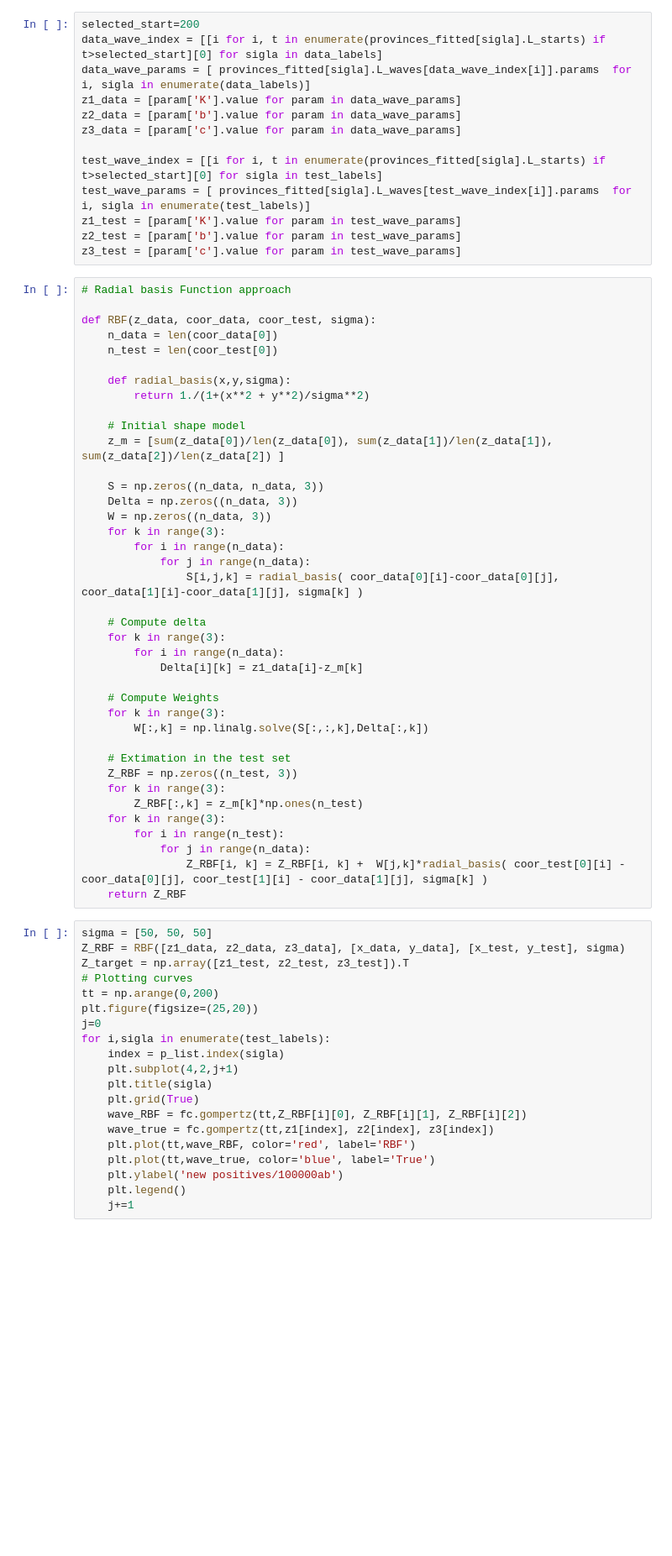
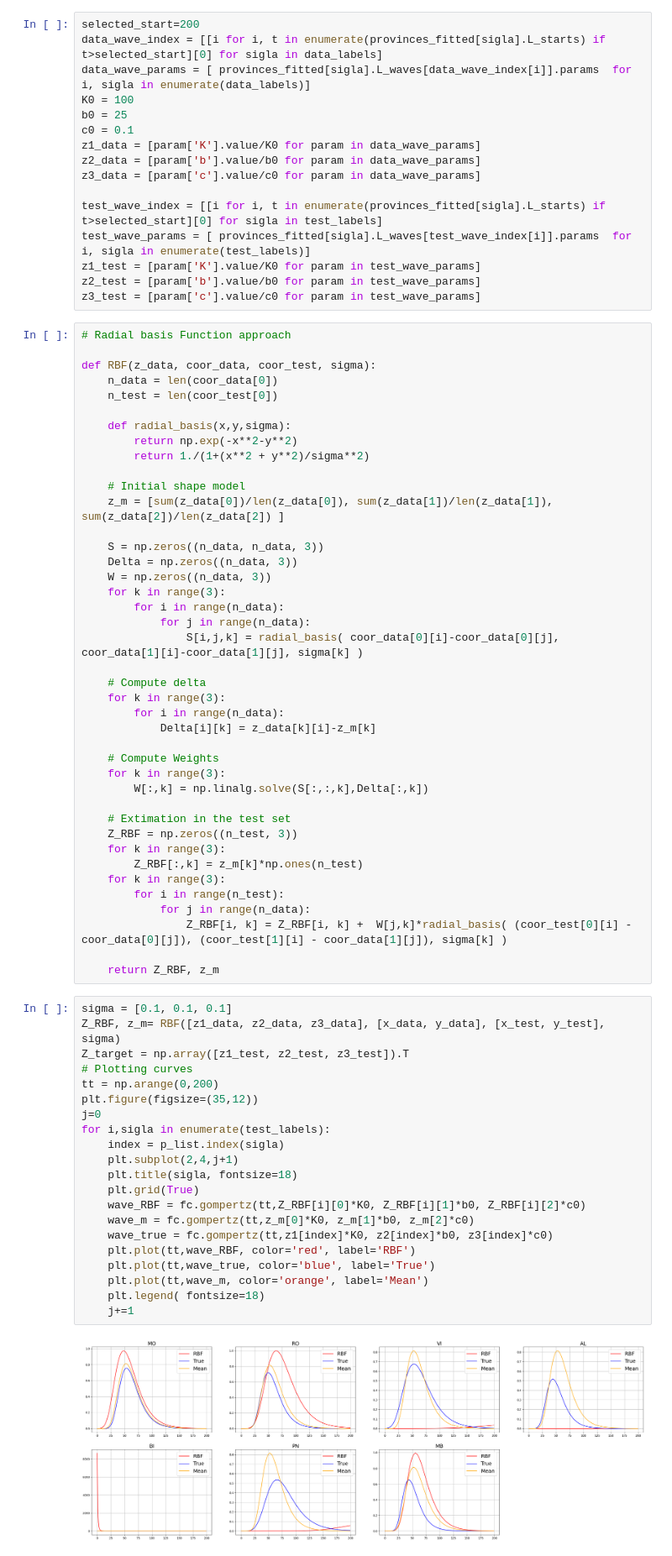
Before and after one commit to Adrianominora/Wave, a Jupyter notebook: script/RBF.ipynb, the cells around one changed output. Shown: that part at 84% size. Drawn from its saved outputs; the diff is of its cells as text; blank space fills up the shorter version.

```diff
--- a/script/RBF.ipynb
+++ b/script/RBF.ipynb
@@ -46,15 +49,18 @@ y_test = [ coord_df[sigla][1] for sigla in (test_labels) ]
 selected_start=200
 data_wave_index = [[i for i, t in enumerate(provinces_fitted[sigla].L_starts) if t>selected_start][0] for sigla in data_labels]
 data_wave_params = [ provinces_fitted[sigla].L_waves[data_wave_index[i]].params  for i, sigla in enumerate(data_labels)]
-z1_data = [param['K'].value for param in data_wave_params]
-z2_data = [param['b'].value for param in data_wave_params]
-z3_data = [param['c'].value for param in data_wave_params]
+K0 = 100
+b0 = 25
+c0 = 0.1
+z1_data = [param['K'].value/K0 for param in data_wave_params]
+z2_data = [param['b'].value/b0 for param in data_wave_params]
+z3_data = [param['c'].value/c0 for param in data_wave_params]
 
 test_wave_index = [[i for i, t in enumerate(provinces_fitted[sigla].L_starts) if t>selected_start][0] for sigla in test_labels]
 test_wave_params = [ provinces_fitted[sigla].L_waves[test_wave_index[i]].params  for i, sigla in enumerate(test_labels)]
-z1_test = [param['K'].value for param in test_wave_params]
-z2_test = [param['b'].value for param in test_wave_params]
-z3_test = [param['c'].value for param in test_wave_params]
+z1_test = [param['K'].value/K0 for param in test_wave_params]
+z2_test = [param['b'].value/b0 for param in test_wave_params]
+z3_test = [param['c'].value/c0 for param in test_wave_params]
 # %%
 # Radial basis Function approach
 
@@ -63,6 +69,7 @@ def RBF(z_data, coor_data, coor_test, sigma):
     n_test = len(coor_test[0])
 
     def radial_basis(x,y,sigma):
+        return np.exp(-x**2-y**2)
         return 1./(1+(x**2 + y**2)/sigma**2)
 
     # Initial shape model
@@ -79,7 +86,7 @@ def RBF(z_data, coor_data, coor_test, sigma):
     # Compute delta
     for k in range(3):
         for i in range(n_data):
-            Delta[i][k] = z1_data[i]-z_m[k]
+            Delta[i][k] = z_data[k][i]-z_m[k]
 
     # Compute Weights
     for k in range(3):
@@ -92,25 +99,29 @@ def RBF(z_data, coor_data, coor_test, sigma):
     for k in range(3):
         for i in range(n_test):
             for j in range(n_data):
-                Z_RBF[i, k] = Z_RBF[i, k] +  W[j,k]*radial_basis( coor_test[0][i] - coor_data[0][j], coor_test[1][i] - coor_data[1][j], sigma[k] )
-    return Z_RBF
+                Z_RBF[i, k] = Z_RBF[i, k] +  W[j,k]*radial_basis( (coor_test[0][i] - coor_data[0][j]), (coor_test[1][i] - coor_data[1][j]), sigma[k] )
+
+    return Z_RBF, z_m
 # %%
-sigma = [50, 50, 50]
-Z_RBF = RBF([z1_data, z2_data, z3_data], [x_data, y_data], [x_test, y_test], sigma)
+sigma = [0.1, 0.1, 0.1]
+Z_RBF, z_m= RBF([z1_data, z2_data, z3_data], [x_data, y_data], [x_test, y_test], sigma)
 Z_target = np.array([z1_test, z2_test, z3_test]).T
 # Plotting curves
 tt = np.arange(0,200)
-plt.figure(figsize=(25,20))
+plt.figure(figsize=(35,12))
 j=0
 for i,sigla in enumerate(test_labels):
     index = p_list.index(sigla)
-    plt.subplot(4,2,j+1)
-    plt.title(sigla)
+    plt.subplot(2,4,j+1)
+    plt.title(sigla, fontsize=18)
     plt.grid(True)
-    wave_RBF = fc.gompertz(tt,Z_RBF[i][0], Z_RBF[i][1], Z_RBF[i][2])
-    wave_true = fc.gompertz(tt,z1[index], z2[index], z3[index])
+    wave_RBF = fc.gompertz(tt,Z_RBF[i][0]*K0, Z_RBF[i][1]*b0, Z_RBF[i][2]*c0)
+    wave_m = fc.gompertz(tt,z_m[0]*K0, z_m[1]*b0, z_m[2]*c0)
+    wave_true = fc.gompertz(tt,z1[index]*K0, z2[index]*b0, z3[index]*c0)
     plt.plot(tt,wave_RBF, color='red', label='RBF')
     plt.plot(tt,wave_true, color='blue', label='True')
-    plt.ylabel('new positives/100000ab')
-    plt.legend()
+    plt.plot(tt,wave_m, color='orange', label='Mean')
+    plt.legend( fontsize=18)
     j+=1
+# %% [output]
+[figure, added]
```
Also changed, not shown: parts of 6 cells of this notebook.
